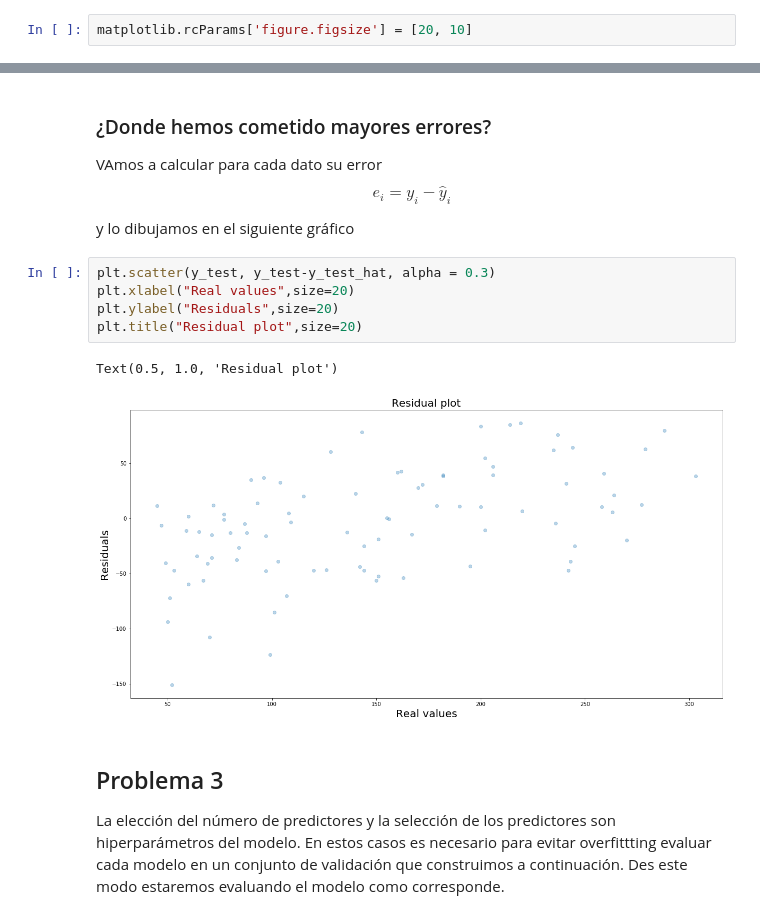
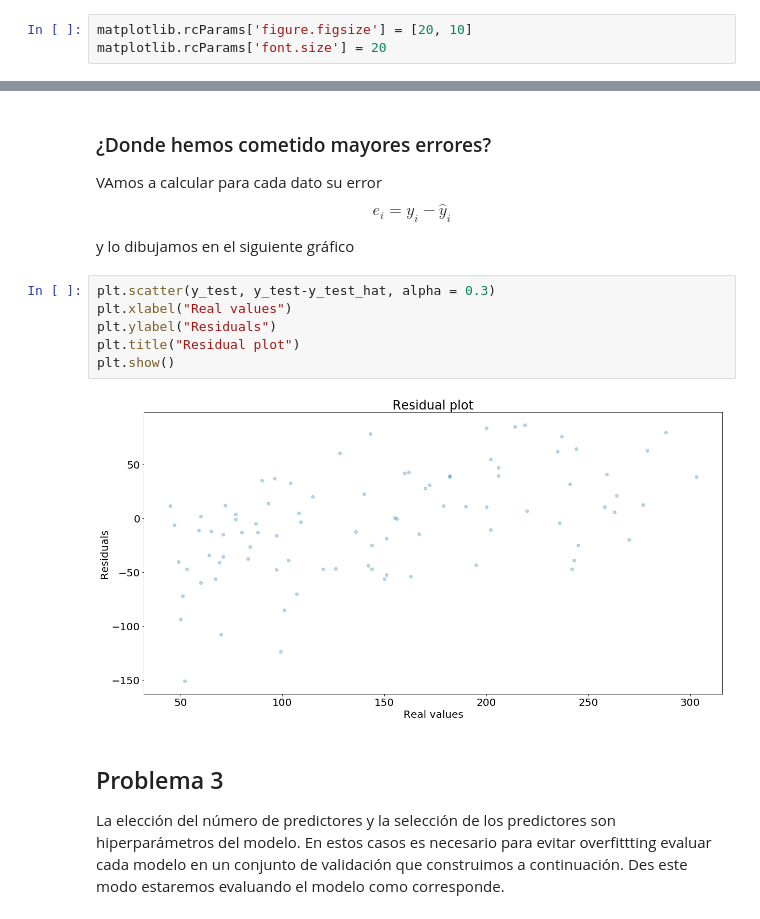
Before and after one commit to StaticVoidGabo/intro_to_machine_learning, a Jupyter notebook: 2.2.regresion_lineal_multiple.ipynb, the cells around one changed output, grey strips where cells are left out. Cells and saved outputs as stored; diff of their text form.

```diff
--- a/2.2.regresion_lineal_multiple.ipynb
+++ b/2.2.regresion_lineal_multiple.ipynb
@@ -13,6 +13,7 @@ from sklearn import datasets
 %matplotlib inline
 # %%
 matplotlib.rcParams['figure.figsize'] = [20, 10]
+matplotlib.rcParams['font.size'] = 20
 # %%
 diabetes = datasets.load_diabetes()
 # %% [markdown]
@@ -189,12 +190,12 @@ $$e_i = y_i - \hat{y}_i$$
 y lo dibujamos en el siguiente gráfico
 # %%
 plt.scatter(y_test, y_test-y_test_hat, alpha = 0.3)
-plt.xlabel("Real values",size=20)
-plt.ylabel("Residuals",size=20)
-plt.title("Residual plot",size=20)
+plt.xlabel("Real values")
+plt.ylabel("Residuals")
+plt.title("Residual plot")
+plt.show()
 # %% [output]
-Text(0.5, 1.0, 'Residual plot')
-[figure, old version]
+[figure, new version]
 # %% [markdown]
 ## Problema 3
 
```
Also changed, not shown: parts of 3 cells of this notebook, 13 other files.
